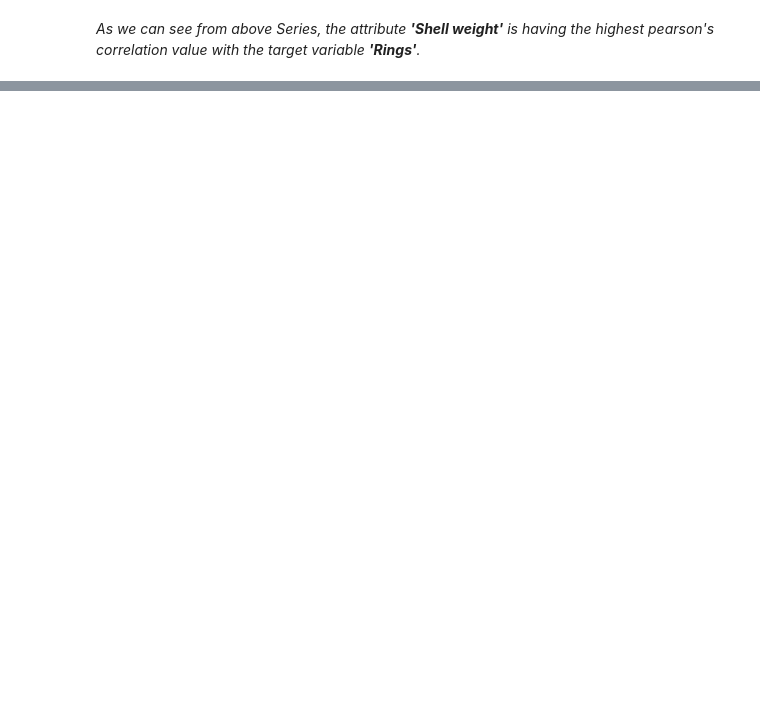
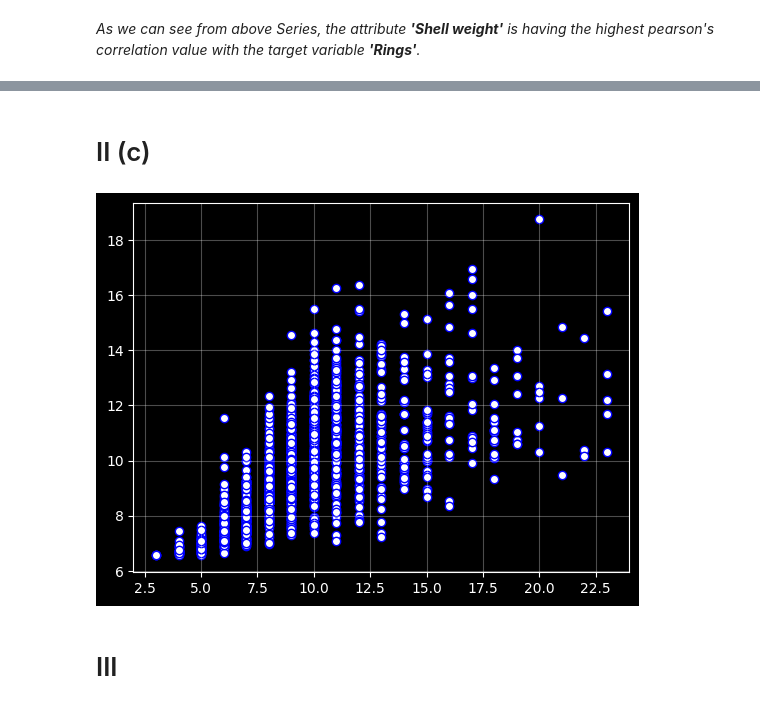
Before and after one commit to BhavikOstwal/IC-272-Assignments, a Jupyter notebook: Assignment-4/All_scraobook.ipynb, the cells around one changed output, grey strips where cells are left out. Saved outputs shown, nothing was run; the diff lists cells and outputs as text; code cells hidden in the pictures; blank space fills up the shorter version.

```diff
--- a/Assignment-4/All_scraobook.ipynb
+++ b/Assignment-4/All_scraobook.ipynb
@@ -118,0 +229,11 @@ array([0.41367658])
+# %% [markdown]
+# II (c)
+# %%
+# plt.style.use('dark_background')
+plt.scatter(y_test_hc, y_test_pred, color='white', marker='o',edgecolors='blue')
+plt.grid(alpha=0.3)
+plt.show()
+# %% [output]
+[figure, added]
+# %% [markdown]
+# III
```
Also changed, not shown: parts of 51 cells of this notebook, 2 other files.
